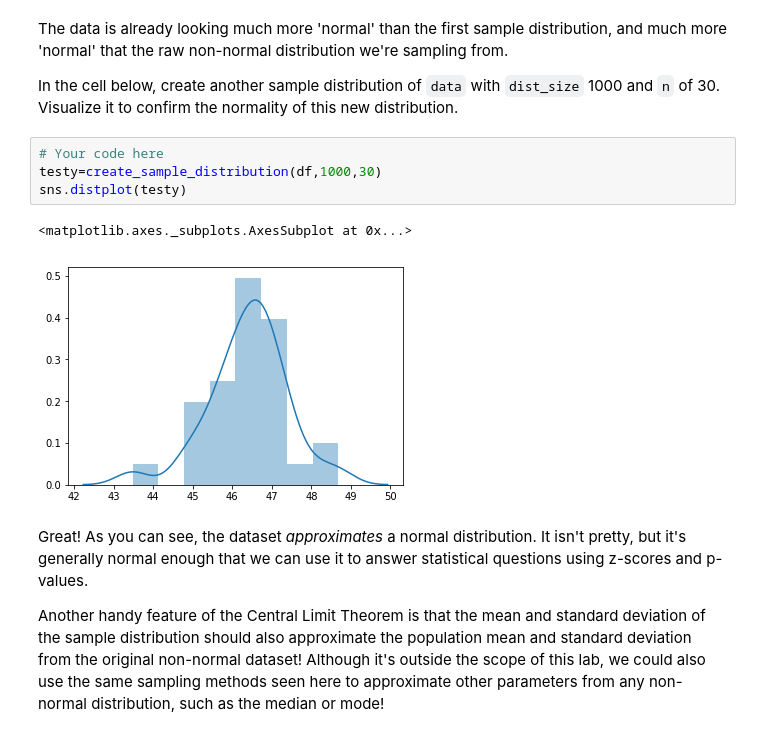
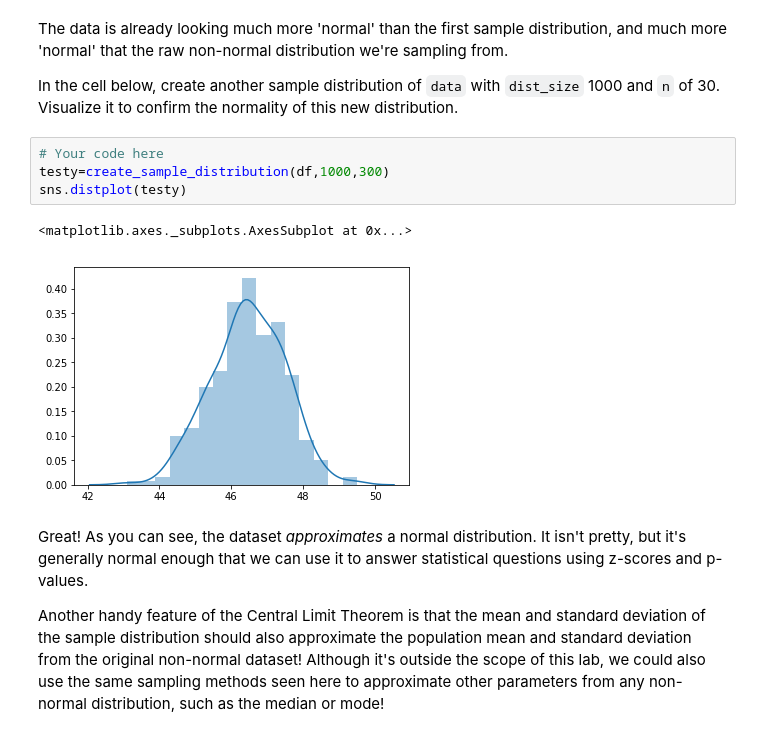
Before and after one commit to matthew-d-oliver/dsc-central-limit-theorem-lab-nyc-ds-082619, a Jupyter notebook: index.ipynb, the cells around one changed output. Saved outputs shown, nothing was run; the diff lists cells and outputs as text.

```diff
--- a/index.ipynb
+++ b/index.ipynb
@@ -143,11 +143,11 @@ The data is already looking much more 'normal' than the first sample distributio
 In the cell below, create another sample distribution of `data` with `dist_size` 1000 and `n` of 30.  Visualize it to confirm the normality of this new distribution.
 # %%
 # Your code here
-testy=create_sample_distribution(df,1000,30)
+testy=create_sample_distribution(df,1000,300)
 sns.distplot(testy)
 # %% [output]
 <matplotlib.axes._subplots.AxesSubplot at 0x...>
-[figure, old version]
+[figure, new version]
 # %% [markdown]
 Great! As you can see, the dataset _approximates_ a normal distribution. It isn't pretty, but it's generally normal enough that we can use it to answer statistical questions using z-scores and p-values.
 
```
